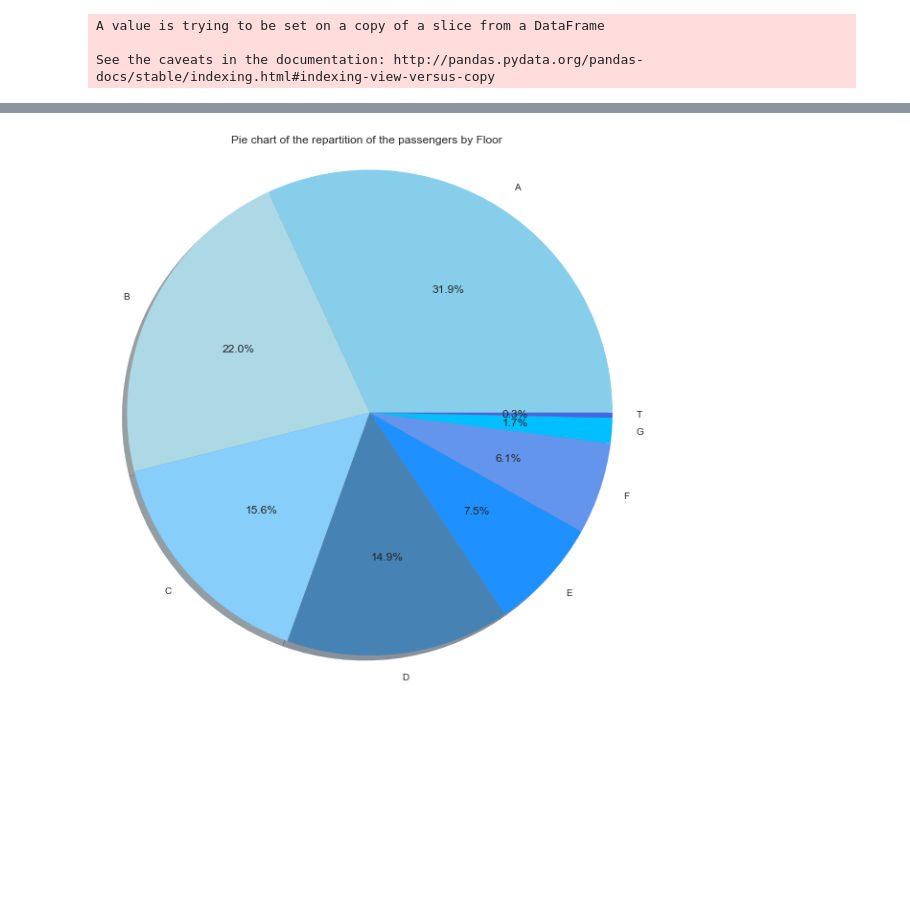
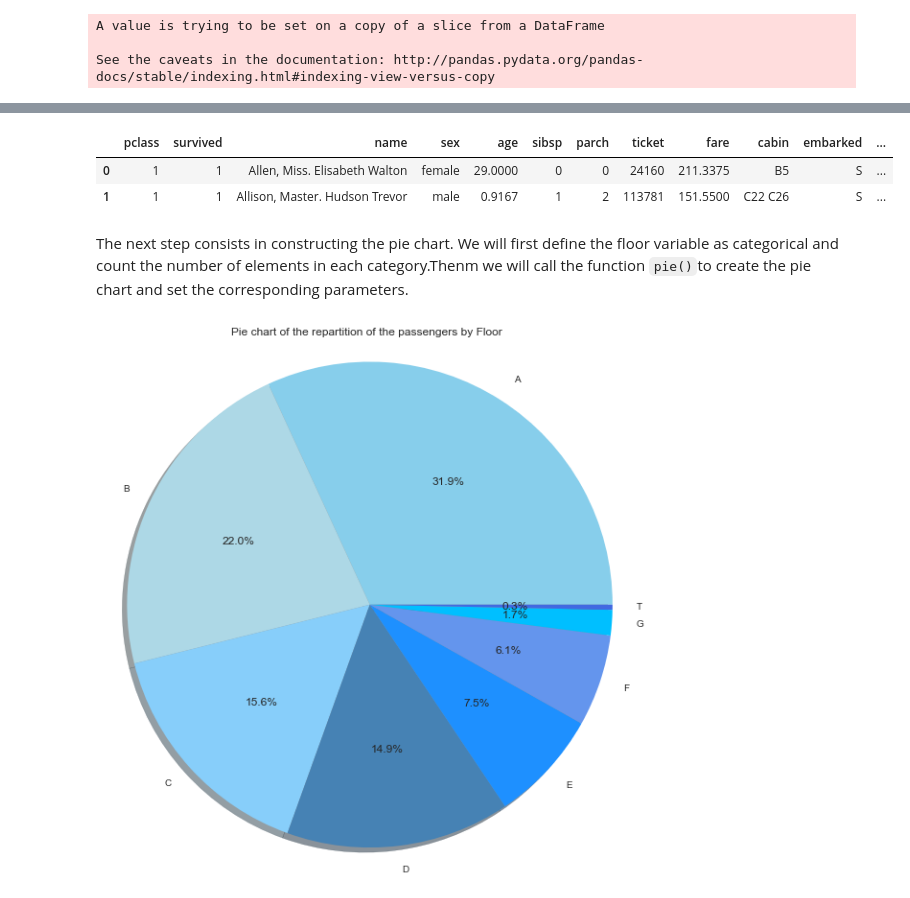
Before and after one commit to sourabhlal/ada2017, a Jupyter notebook: 01 - Pandas and Data Wrangling/Homework 1.ipynb, the cells around one changed output, grey strips where cells are left out. Cells and saved outputs as stored; diff of their text form; code cells hidden in the pictures; blank space fills up the shorter version.

```diff
--- a/01 - Pandas and Data Wrangling/Homework 1.ipynb
+++ b/01 - Pandas and Data Wrangling/Homework 1.ipynb
@@ -198,3 +190,13 @@ titanic.head(1)
+# %%
+# OVerview of the dataFrame with the new column
+titanic.head(2)
+# %% [output]
+|  | pclass | survived | name | sex | age | sibsp | parch | ticket | fare | cabin | embarked | ... |
+| 0 | 1 | 1 | Allen, Miss. Elisabeth Walton | female | 29.0000 | 0 | 0 | 24160 | 211.3375 | B5 | S | ... |
+| 1 | 1 | 1 | Allison, Master. Hudson Trevor | male | 0.9167 | 1 | 2 | 113781 | 151.5500 | C22 C26 | S | ... |
+# %% [markdown]
+The next step consists in constructing the pie chart.
+We will first define the floor variable as categorical and count the number of elements in each category.Thenm we will call the function `pie()`to create the pie chart and set the corresponding parameters.
 # %%
 #set the floor variable as Categorical and count the number of observations in each category
 titanic.floor=pd.Categorical(titanic.floor)
```
Also changed, not shown: parts of 25 cells of this notebook.
